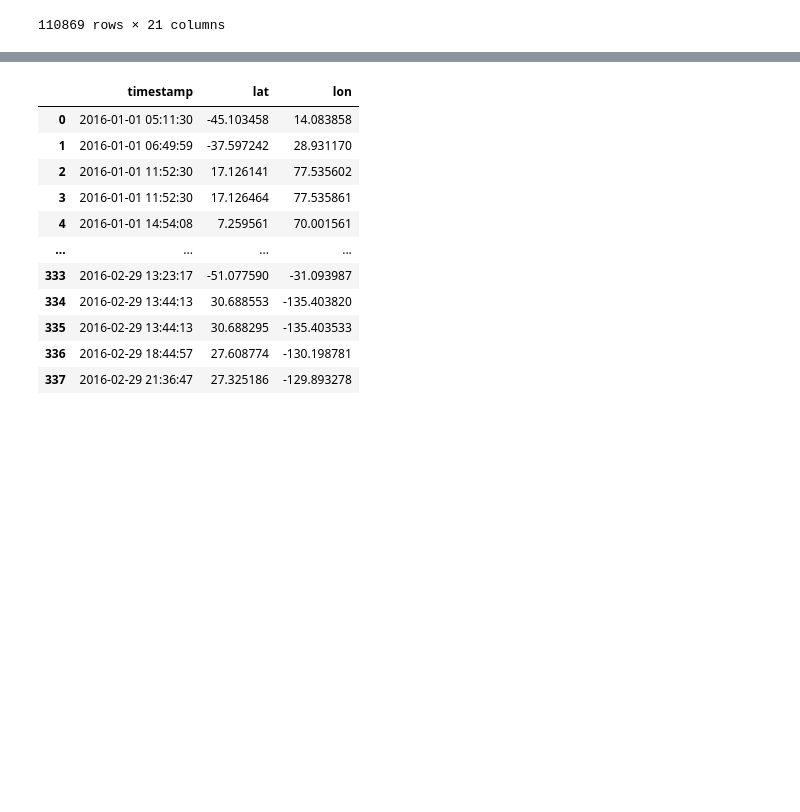
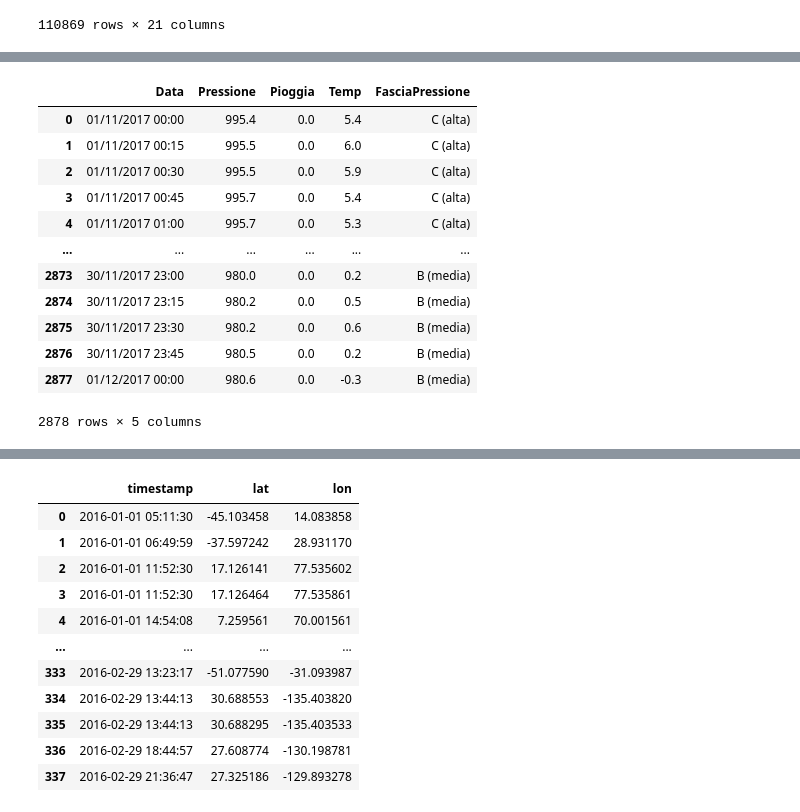
Before and after one commit to DavidLeoni/softpython-it, a Jupyter notebook: pandas/pandas2-advanced-sol.ipynb, the cells around one changed output, grey strips where cells are left out. Cells and saved outputs as stored; diff of their text form; code cells hidden in the pictures; blank space fills up the shorter version.

```diff
--- a/pandas/pandas2-advanced-sol.ipynb
+++ b/pandas/pandas2-advanced-sol.ipynb
@@ -227,0 +280,28 @@ Calcola la temperatura media giornaliera per ciascun giorno, e mostrala nel plot
+# %%
+# scrivi qui
+
+def fasce(valore):
+
+    if valore < fasciaA:
+        return "A (bassa)"
+    elif valore < fasciaB :
+        return "B (media)"
+    else:
+        return "C (alta)"
+
+meteo['FasciaPressione'] = meteo['Pressione'].transform(fasce)
+meteo
+# %% [output]
+|  | Data | Pressione | Pioggia | Temp | FasciaPressione |
+| 0 | 01/11/2017 00:00 | 995.4 | 0.0 | 5.4 | C (alta) |
+| 1 | 01/11/2017 00:15 | 995.5 | 0.0 | 6.0 | C (alta) |
+| 2 | 01/11/2017 00:30 | 995.5 | 0.0 | 5.9 | C (alta) |
+| 3 | 01/11/2017 00:45 | 995.7 | 0.0 | 5.4 | C (alta) |
+| 4 | 01/11/2017 01:00 | 995.7 | 0.0 | 5.3 | C (alta) |
+| ... | ... | ... | ... | ... | ... |
+| 2873 | 30/11/2017 23:00 | 980.0 | 0.0 | 0.2 | B (media) |
+| 2874 | 30/11/2017 23:15 | 980.2 | 0.0 | 0.5 | B (media) |
+| 2875 | 30/11/2017 23:30 | 980.2 | 0.0 | 0.6 | B (media) |
+| 2876 | 30/11/2017 23:45 | 980.5 | 0.0 | 0.2 | B (media) |
+| 2877 | 01/12/2017 00:00 | 980.6 | 0.0 | -0.3 | B (media) |
+2878 rows × 5 columns
```
Also changed, not shown: parts of 44 cells of this notebook, 6 other files.
